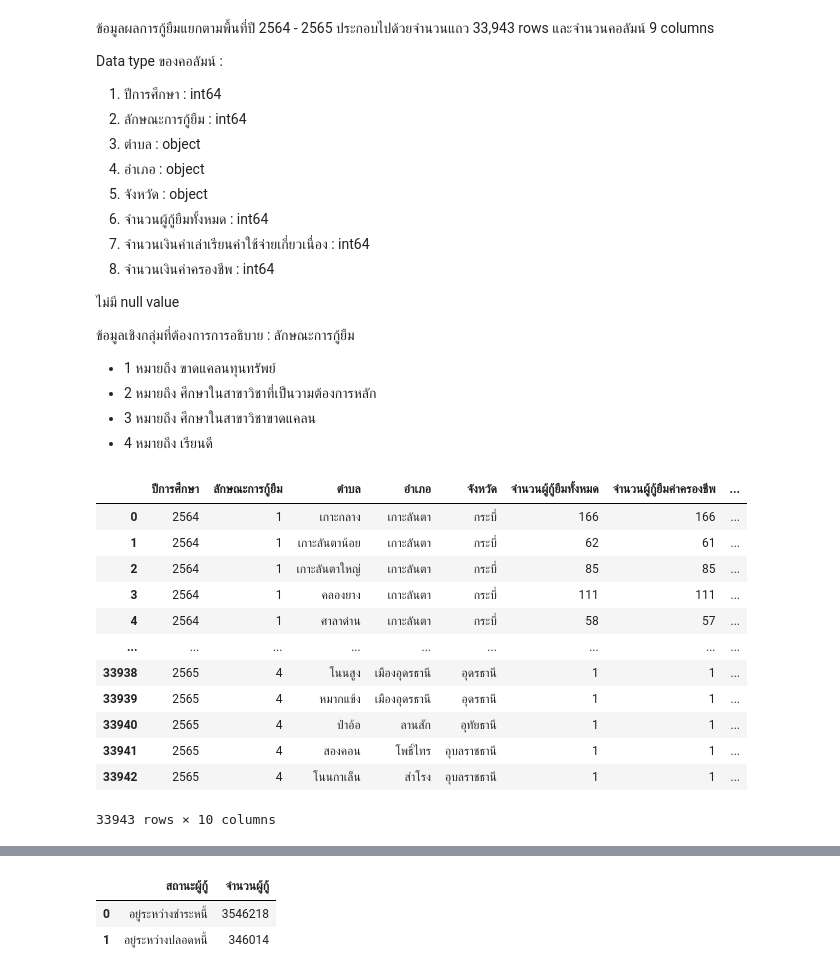
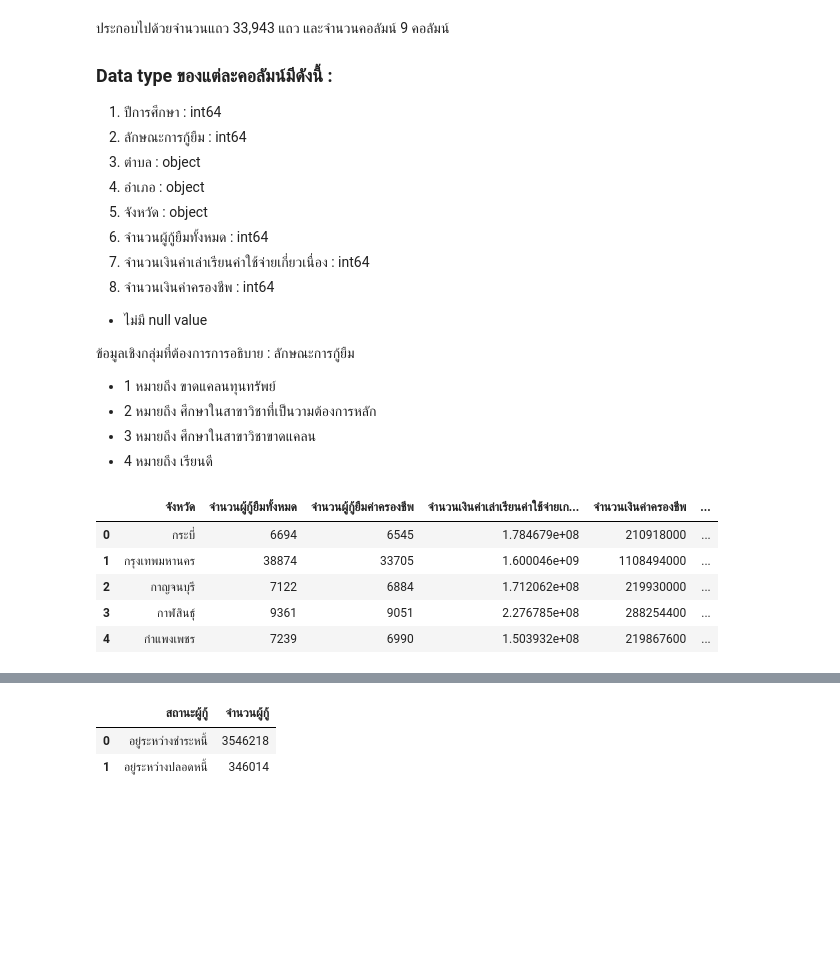
Before and after one commit to purachai-phonwisut/student-loan-analysis, a Jupyter notebook: notebook/owen.ipynb, the cells around one changed output, grey strips where cells are left out. Drawn from its saved outputs; the diff is of its cells as text; code cells hidden in the pictures; blank space fills up the shorter version.

```diff
--- a/notebook/owen.ipynb
+++ b/notebook/owen.ipynb
@@ -56,7 +33,6 @@ memory usage: 2.3+ MB
 # %% [markdown]
-ข้อมูลผลการกู้ยืมแยกตามพื้นที่ปี 2564 - 2565 ประกอบไปด้วยจำนวนแถว 33,943 rows และจำนวนคอลัมน์ 9 columns
-
-Data type ของคอลัมน์ :
+ประกอบไปด้วยจำนวนแถว 33,943 แถว และจำนวนคอลัมน์ 9 คอลัมน์
+### Data type ของแต่ละคอลัมน์มีดังนี้ :
 1. ปีการศึกษา : int64
 2. ลักษณะการกู้ยืม : int64
 3. ตำบล : object
@@ -66,7 +42,7 @@ Data type ของคอลัมน์ :
 7. จำนวนเงินค่าเล่าเรียนค่าใช้จ่ายเกี่ยวเนื่อง : int64
 8. จำนวนเงินค่าครองชีพ : int64
 
-ไม่มี null value
+* ไม่มี null value
 
 ข้อมูลเชิงกลุ่มที่ต้องการการอธิบาย : ลักษณะการกู้ยืม
 * 1 หมายถึง ขาดแคลนทุนทรัพย์
@@ -74,19 +50,17 @@ Data type ของคอลัมน์ :
 * 3 หมายถึง ศึกษาในสาขาวิชาขาดแคลน
 * 4 หมายถึง เรียนดี
 # %%
-df_loan['ผลรวมการกู้'] = df_loan['จำนวนเงินค่าเล่าเรียนค่าใช้จ่ายเกี่ยวเนื่อง']+df_loan['จำนวนเงินค่าครองชีพ']
-df_loan
+# เพิ่มคอลัมน์ ผลรวมการกู้
+
+df_loan['ผลรวมการกู้'] = df_loan['จำนวนเงินค่าเล่าเรียนค่าใช้จ่ายเกี่ยวเนื่อง']+ df_loan['จำนวนเงินค่าครองชีพ']
+df_loan = df_loan[df_loan['ปีการศึกษา'] != 2564]
+df_loan = df_loan.drop(['ลักษณะการกู้ยืม','ตำบล','อำเภอ','ปีการศึกษา'],axis=1)
+summed_df_loan = df_loan.groupby('จังหวัด').sum().reset_index()
+summed_df_loan.head()
 # %% [output]
-|  | ปีการศึกษา | ลักษณะการกู้ยืม | ตำบล | อำเภอ | จังหวัด | จำนวนผู้กู้ยืมทั้งหมด | จำนวนผู้กู้ยืมค่าครองชีพ | ... |
-| 0 | 2564 | 1 | เกาะกลาง | เกาะลันตา | กระบี่ | 166 | 166 | ... |
-| 1 | 2564 | 1 | เกาะลันตาน้อย | เกาะลันตา | กระบี่ | 62 | 61 | ... |
-| 2 | 2564 | 1 | เกาะลันตาใหญ่ | เกาะลันตา | กระบี่ | 85 | 85 | ... |
-| 3 | 2564 | 1 | คลองยาง | เกาะลันตา | กระบี่ | 111 | 111 | ... |
-| 4 | 2564 | 1 | ศาลาด่าน | เกาะลันตา | กระบี่ | 58 | 57 | ... |
-| ... | ... | ... | ... | ... | ... | ... | ... | ... |
-| 33938 | 2565 | 4 | โนนสูง | เมืองอุดรธานี | อุดรธานี | 1 | 1 | ... |
-| 33939 | 2565 | 4 | หมากแข้ง | เมืองอุดรธานี | อุดรธานี | 1 | 1 | ... |
-| 33940 | 2565 | 4 | ป่าอ้อ | ลานสัก | อุทัยธานี | 1 | 1 | ... |
-| 33941 | 2565 | 4 | สองคอน | โพธิ์ไทร | อุบลราชธานี | 1 | 1 | ... |
-| 33942 | 2565 | 4 | โนนกาเล็น | สำโรง | อุบลราชธานี | 1 | 1 | ... |
+|  | จังหวัด | จำนวนผู้กู้ยืมทั้งหมด | จำนวนผู้กู้ยืมค่าครองชีพ | จำนวนเงินค่าเล่าเรียนค่าใช้จ่ายเก... | จำนวนเงินค่าครองชีพ | ... |
+| 0 | กระบี่ | 6694 | 6545 | 1.784679e+08 | 210918000 | ... |
+| 1 | กรุงเทพมหานคร | 38874 | 33705 | 1.600046e+09 | 1108494000 | ... |
+| 2 | กาญจนบุรี | 7122 | 6884 | 1.712062e+08 | 219930000 | ... |
+| 3 | กาฬสินธุ์ | 9361 | 9051 | 2.276785e+08 | 288254400 | ... |
+| 4 | กำแพงเพชร | 7239 | 6990 | 1.503932e+08 | 219867600 | ... |
-33943 rows × 10 columns
```
Also changed, not shown: parts of 29 cells of this notebook.
